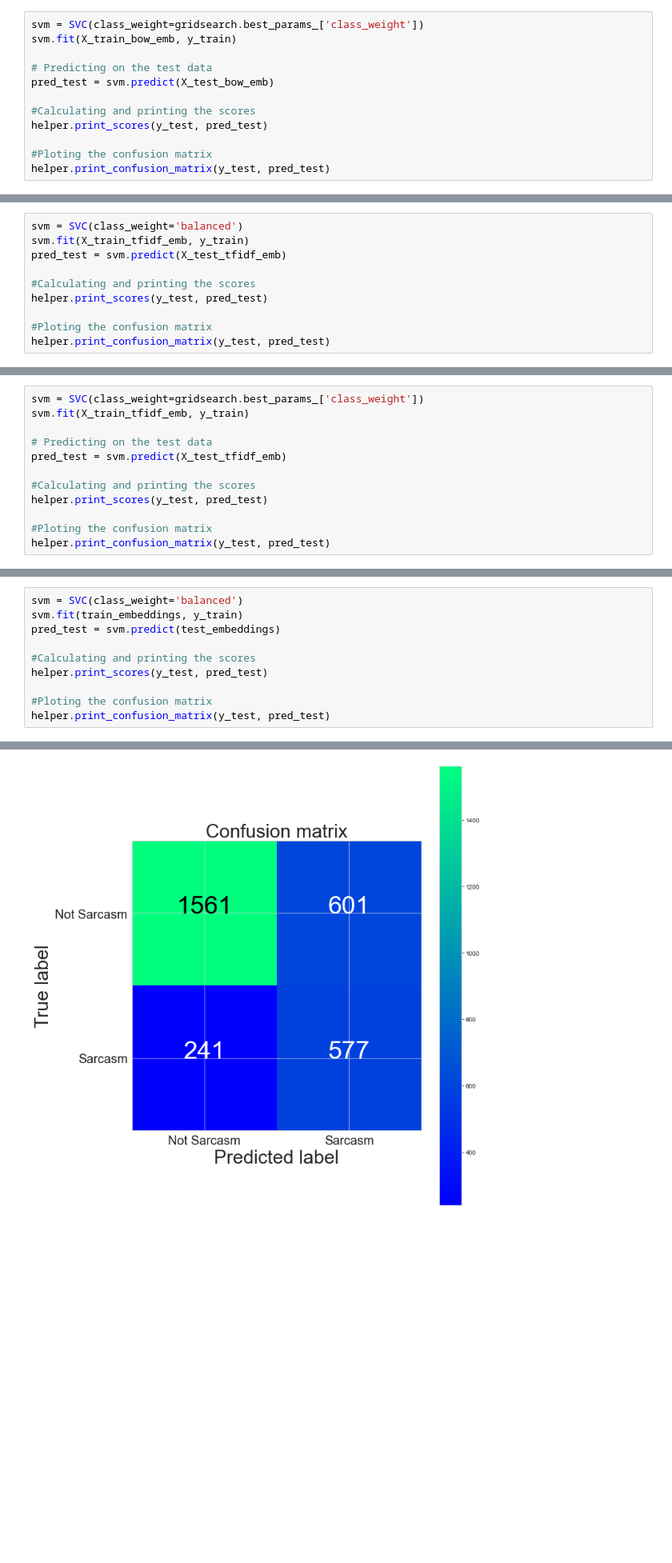
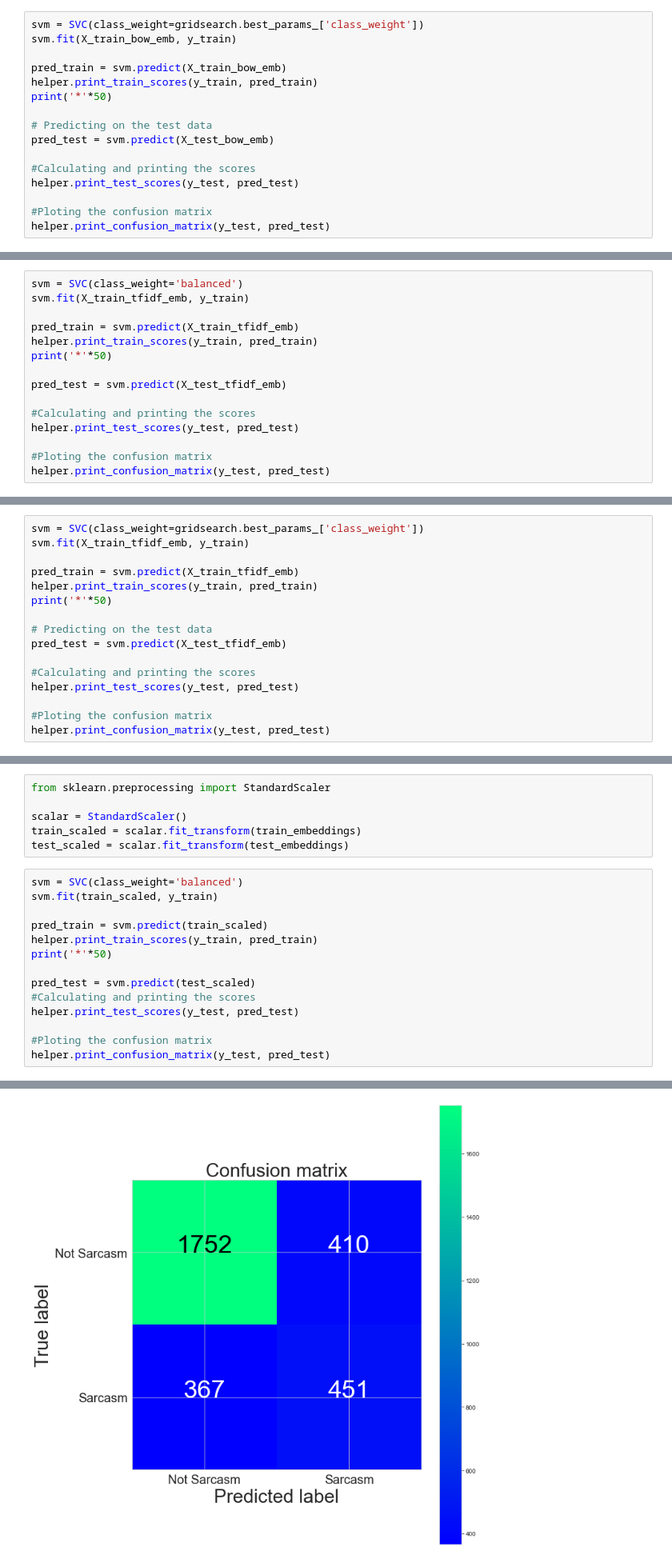
Before and after one commit to Moamen-Elsayed/Sarcasm-Detection-ArSarcasm-Dataset, a Jupyter notebook: Machine_Learning_Approach_Sarcasm_Detection.ipynb, the cells around one changed output, grey strips where cells are left out. Shown at 80% size. Cells and saved outputs as stored; diff of their text form; blank space fills up the shorter version.

```diff
--- a/Machine_Learning_Approach_Sarcasm_Detection.ipynb
+++ b/Machine_Learning_Approach_Sarcasm_Detection.ipynb
@@ -395,12 +465,16 @@ Fitting 5 folds for each of 200 candidates, totalling 1000 fits
 # %%
 svm = SVC(class_weight=gridsearch.best_params_['class_weight'])
 svm.fit(X_train_bow_emb, y_train)
+
+pred_train = svm.predict(X_train_bow_emb)
+helper.print_train_scores(y_train, pred_train)
+print('*'*50)
 
 # Predicting on the test data
 pred_test = svm.predict(X_test_bow_emb)
 
 #Calculating and printing the scores
-helper.print_scores(y_test, pred_test)
+helper.print_test_scores(y_test, pred_test)
 
 #Ploting the confusion matrix
 helper.print_confusion_matrix(y_test, pred_test)
@@ -415,10 +494,15 @@ The accuracy score for the testing data: 0.7
 # %%
 svm = SVC(class_weight='balanced')
 svm.fit(X_train_tfidf_emb, y_train)
+
+pred_train = svm.predict(X_train_tfidf_emb)
+helper.print_train_scores(y_train, pred_train)
+print('*'*50)
+
 pred_test = svm.predict(X_test_tfidf_emb)
 
 #Calculating and printing the scores
-helper.print_scores(y_test, pred_test)
+helper.print_test_scores(y_test, pred_test)
 
 #Ploting the confusion matrix
 helper.print_confusion_matrix(y_test, pred_test)
@@ -455,12 +544,16 @@ Fitting 5 folds for each of 200 candidates, totalling 1000 fits
 # %%
 svm = SVC(class_weight=gridsearch.best_params_['class_weight'])
 svm.fit(X_train_tfidf_emb, y_train)
+
+pred_train = svm.predict(X_train_tfidf_emb)
+helper.print_train_scores(y_train, pred_train)
+print('*'*50)
 
 # Predicting on the test data
 pred_test = svm.predict(X_test_tfidf_emb)
 
 #Calculating and printing the scores
-helper.print_scores(y_test, pred_test)
+helper.print_test_scores(y_test, pred_test)
 
 #Ploting the confusion matrix
 helper.print_confusion_matrix(y_test, pred_test)
@@ -472,13 +570,23 @@ The accuracy score for the testing data: 0.65
 [figure]
 # %% [markdown]
 ### SVM with W2V Pre-trained Embeddings
+# %%
+from sklearn.preprocessing import StandardScaler
+
+scalar = StandardScaler()
+train_scaled = scalar.fit_transform(train_embeddings)
+test_scaled = scalar.fit_transform(test_embeddings)
 # %%
 svm = SVC(class_weight='balanced')
-svm.fit(train_embeddings, y_train)
-pred_test = svm.predict(test_embeddings)
+svm.fit(train_scaled, y_train)
 
+pred_train = svm.predict(train_scaled)
+helper.print_train_scores(y_train, pred_train)
+print('*'*50)
+
+pred_test = svm.predict(test_scaled)
 #Calculating and printing the scores
-helper.print_scores(y_test, pred_test)
+helper.print_test_scores(y_test, pred_test)
 
 #Ploting the confusion matrix
 helper.print_confusion_matrix(y_test, pred_test)
@@ -490,4 +603,4 @@ The accuracy score for the testing data: 0.7174496644295302
-[figure, old version]
+[figure, new version]
 # %% [markdown]
 ### Handel the Imbalace Manually
 # %%
```
Also changed, not shown: parts of 38 cells of this notebook, 1 other file.
